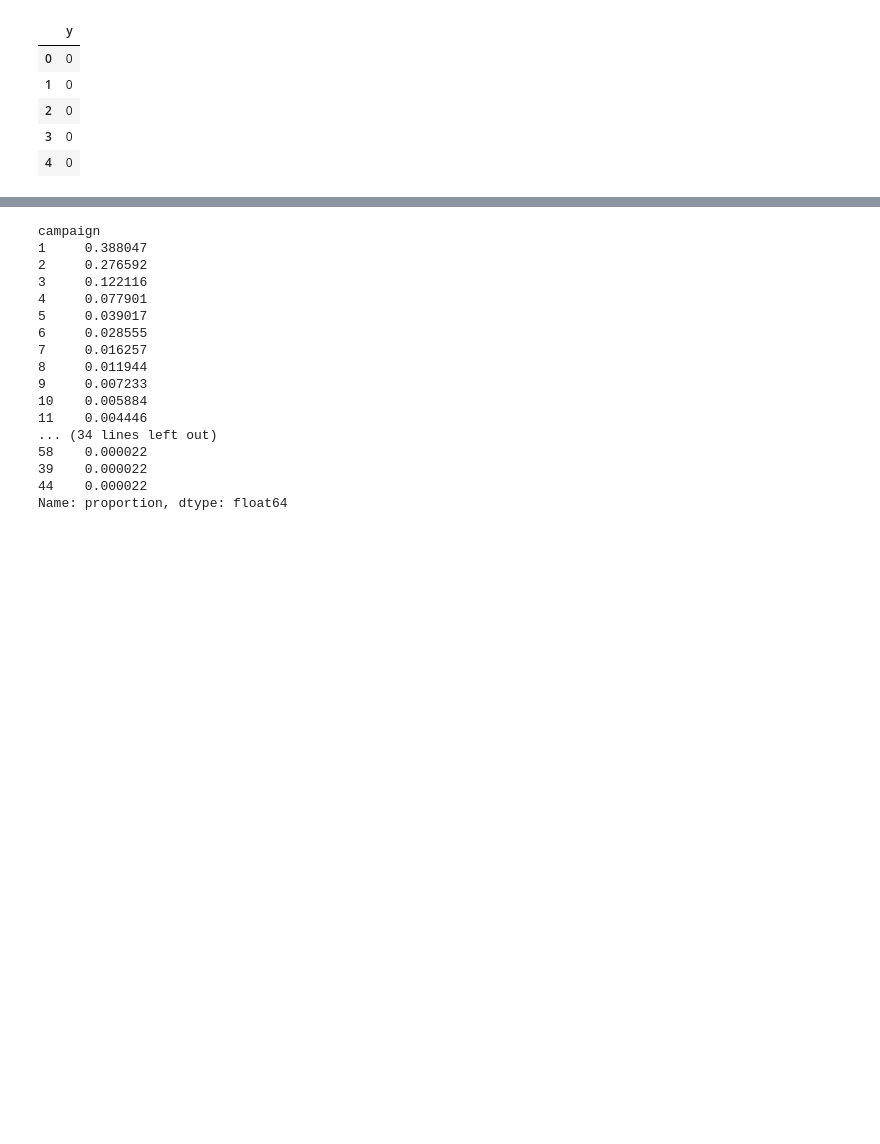
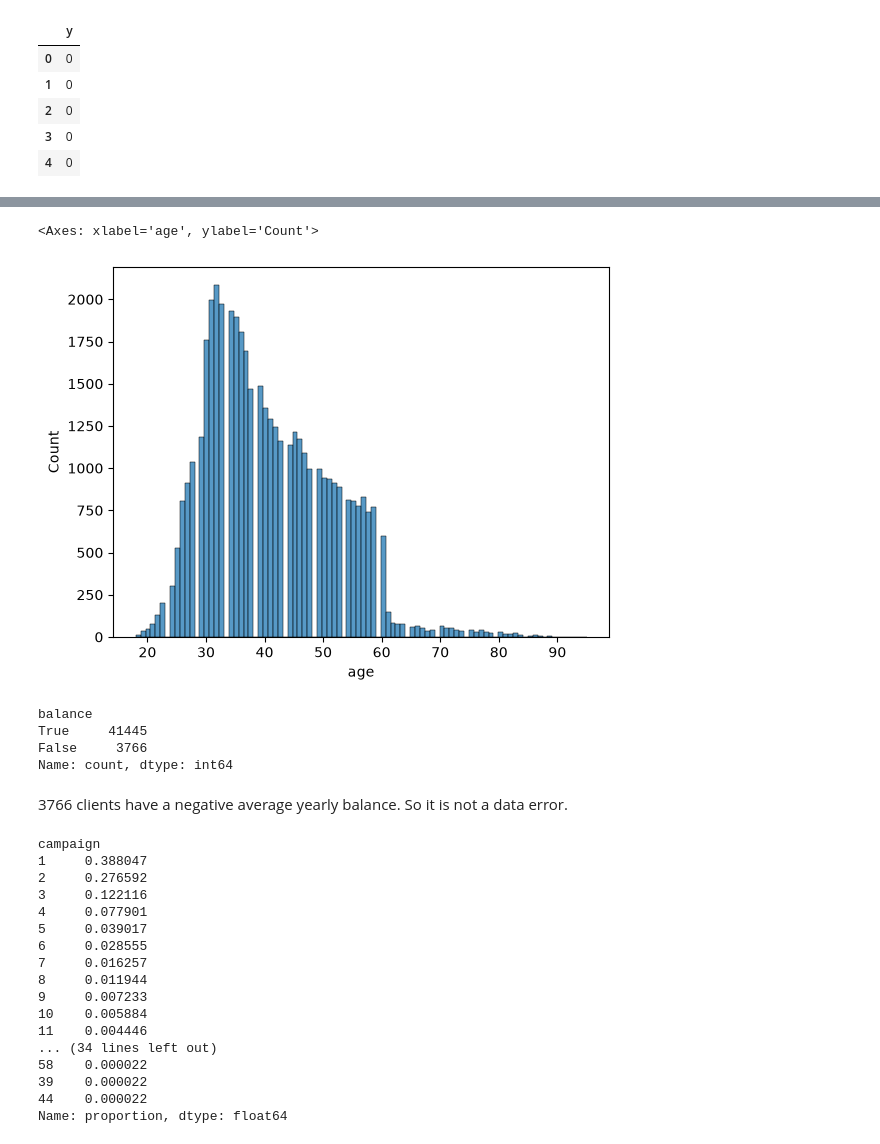
Before and after one commit to dhanush1506/machine-learning-zoomcamp-homework, a Jupyter notebook: Mid-Term-Project/Bank-marketing.ipynb, the cells around one changed output, grey strips where cells are left out. Cells and saved outputs as stored; diff of their text form; code cells hidden in the pictures; blank space fills up the shorter version.

```diff
--- a/Mid-Term-Project/Bank-marketing.ipynb
+++ b/Mid-Term-Project/Bank-marketing.ipynb
@@ -184,3 +207,17 @@ dtype: float64
+# %%
+sns.histplot(X.age)
+# %% [output]
+<Axes: xlabel='age', ylabel='Count'>
+[figure, added]
+# %%
+(X.balance >=0).value_counts()
+# %% [output]
+balance
+True     41445
+False     3766
+Name: count, dtype: int64
+# %% [markdown]
+3766 clients have a negative average yearly balance. So it is not a data error.
 # %%
 X.campaign.value_counts(normalize=True)
 # %% [output]
```
Also changed, not shown: parts of 35 cells of this notebook.
